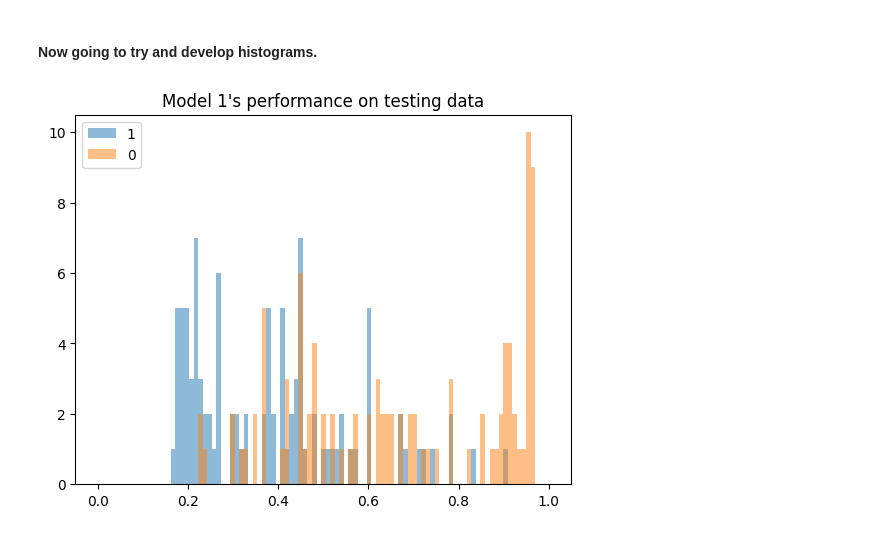
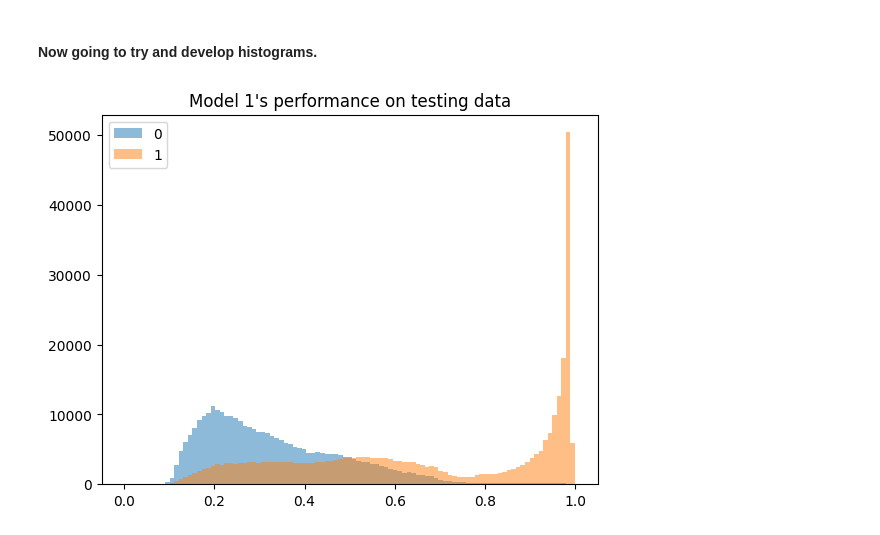
Before and after one commit to boboboon/qtrkx-gnn-tracking, a Jupyter notebook: model_outputs.ipynb, the cells around one changed output. Cells and saved outputs as stored; diff of their text form; code cells hidden in the pictures.

Commit message:
Full size histograms --> Lots of small commits today

```diff
--- a/model_outputs.ipynb
+++ b/model_outputs.ipynb
@@ -117,8 +117,7 @@ labels_0=np.where(labels.numpy() == 0)[0]
 
 preds_0=[] #The predictions on all our 0 labels
 
-#for i in range(len(labels_0)):
-for i in range(100):
+for i in range(len(labels_0)):
 
     index=labels_0[i] # grab our index
     guess=preds.numpy()[index] # find our prediction at the corresponding index
@@ -130,8 +129,8 @@ labels_1=np.where(labels.numpy() == 1)[0]
 
 preds_1=[] #The predictions on all our 0 labels
 
-#for i in range(len(labels_1)):
-for i in range(100):
+for i in range(len(labels_1)):
+
 
     index=labels_1[i] # grab our index
     guess=preds.numpy()[index] # find our prediction at the corresponding index
@@ -139,10 +138,10 @@ for i in range(100):
 # %%
 bins = np.linspace(0, 1, 100)
 
-plt.hist(preds_0, bins, alpha=0.5, label='1')
-plt.hist(preds_1, bins, alpha=0.5, label='0')
+plt.hist(preds_0, bins, alpha=0.5, label='0')
+plt.hist(preds_1, bins, alpha=0.5, label='1')
 plt.legend(loc='best')
 plt.title("Model 1's performance on testing data")
 plt.show()
 # %% [output]
-[figure, old version]
+[figure, new version]
```
